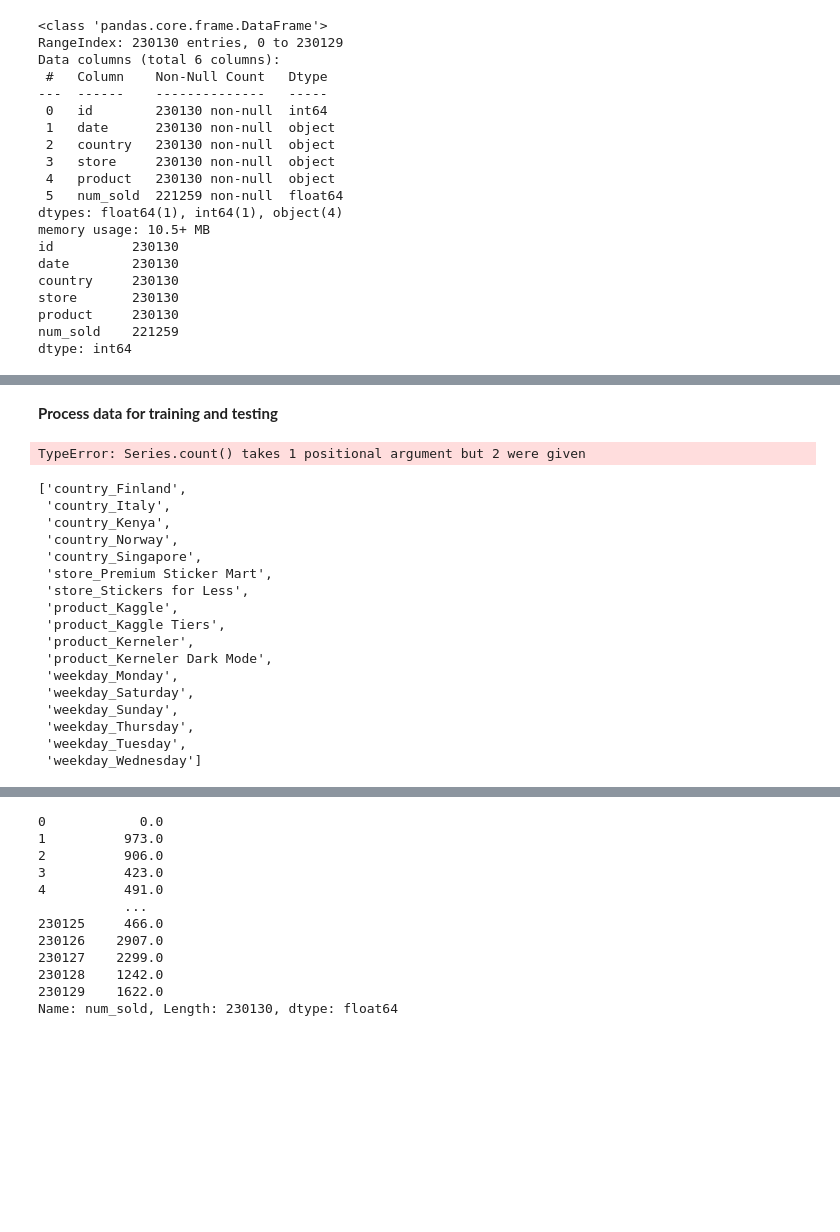
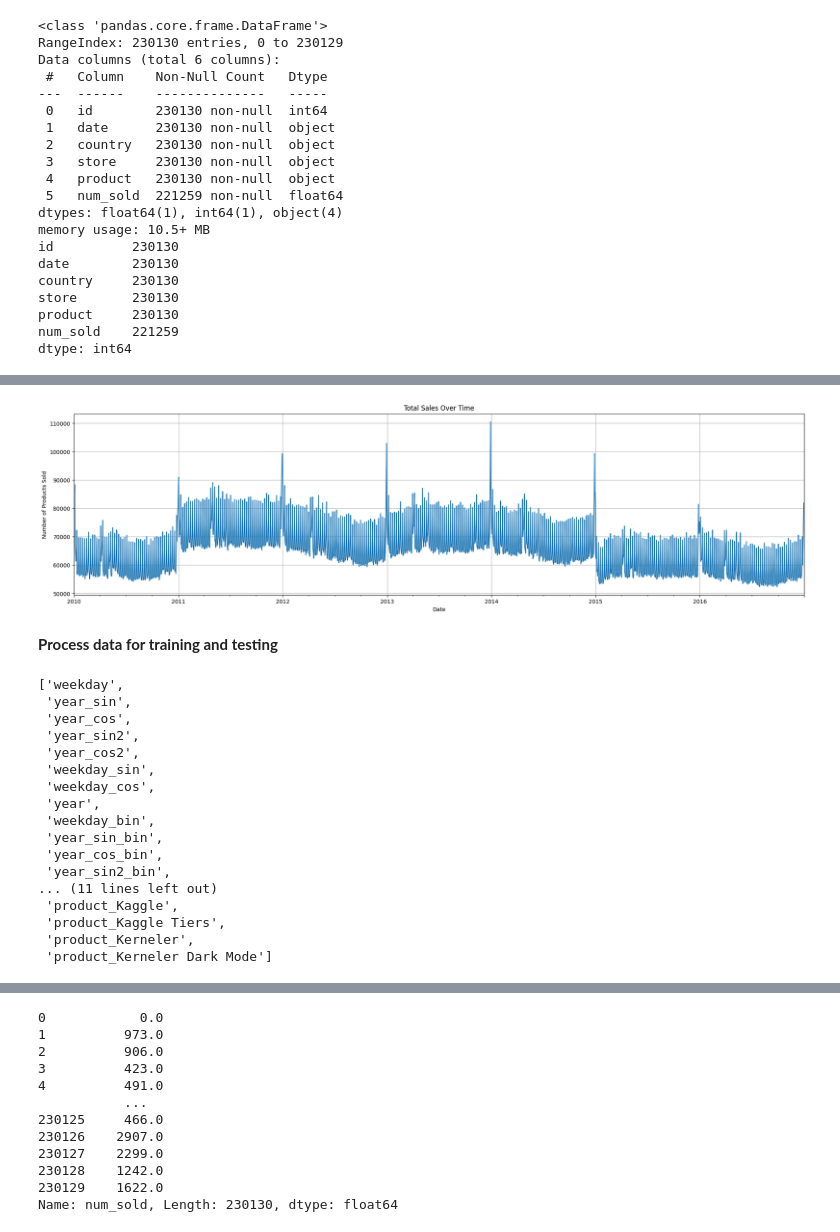
Before and after one commit to NeuroNinjas/Kaggle, a Jupyter notebook: projects/forecasting_sticker_sales/notebook.ipynb, the cells around one changed output, grey strips where cells are left out. Cells and saved outputs as stored; diff of their text form; code cells hidden in the pictures; blank space fills up the shorter version.

Commit message:
Update sticker forecast with better features

```diff
--- a/projects/forecasting_sticker_sales/notebook.ipynb
+++ b/projects/forecasting_sticker_sales/notebook.ipynb
@@ -36,27 +139,50 @@ dtype: int64
+# %%
+plt.figure(figsize=(24,6))
+train_data.groupby('date')['num_sold'].sum().plot(xlabel='Date',
+                                             ylabel='Number of Products Sold',
+                                             title='Total Sales Over Time')
+plt.grid()
+plt.show()
+# %% [output]
+[figure, added]
 # %% [markdown]
 **Process data for training and testing**
-# %%
-data["num_sold"].count(np.nan)
-# %% [output]
-TypeError: Series.count() takes 1 positional argument but 2 were given
 # %%
 def get_processed_data(data:pd.DataFrame):
     from datetime import datetime
+    import time
 
     data = data.copy()
 
     weekday = [
-        datetime(
-                int(date.split("-")[0]),
-                int(date.split("-")[1]),
-                int(date.split("-")[2])
-            ).strftime("%A")
+        time.strptime(datetime(
+                date.date().year,
+                date.date().month,
+                date.date().day
+            ).strftime("%A"), "%A").tm_wday
             for date in data["date"].copy()
         ]
+    year = [
+            date.date().year
+            for date in data["date"].copy()
+    ]
+
+
+    days_of_the_year = np.array([int(datetime(date.date().year, date.date().month, date.date().day).timetuple().tm_yday) for date in data["date"].copy()])
+    # sin/cos of year interval
+    data["year_sin"] = np.sin(2 * np.pi * days_of_the_year / 365.25)
+    data["year_cos"] = np.cos(2 * np.pi * days_of_the_year / 365.25)
+    # sin/cos of two year interval
+    data["year_sin2"] = np.sin(2 * np.pi * (days_of_the_year + (365.25 * (np.array(year) % 2))) / (2 * 365.25))
+    data["year_cos2"] = np.cos(2 * np.pi * (days_of_the_year + (365.25 * (np.array(year) % 2))) / (2 * 365.25))
+    # sin/cos of weekday
+    data["weekday_sin"] = np.sin(2 * np.pi * np.array(weekday) / 7)
+    data["weekday_cos"] = np.cos(2 * np.pi * np.array(weekday) / 7)
 
     data = data.drop('date', axis=1)
 
     data["weekday"] = weekday
+    data["year"] = year
 
     if "num_sold" not in data.keys():
         data["num_sold"] = [0 for i in data["id"]]
@@ -82,20 +208,20 @@ test_X, _ = get_processed_data(test_data)
 
 list(train_X.columns)
 # %% [output]
-['country_Finland',
- 'country_Italy',
- 'country_Kenya',
- 'country_Norway',
- 'country_Singapore',
- 'store_Premium Sticker Mart',
- 'store_Stickers for Less',
+['weekday',
+ 'year_sin',
+ 'year_cos',
+ 'year_sin2',
+ 'year_cos2',
+ 'weekday_sin',
+ 'weekday_cos',
+ 'year',
+ 'weekday_bin',
+ 'year_sin_bin',
+ 'year_cos_bin',
+ 'year_sin2_bin',
+... (11 lines left out)
  'product_Kaggle',
  'product_Kaggle Tiers',
  'product_Kerneler',
- 'product_Kerneler Dark Mode',
- 'weekday_Monday',
- 'weekday_Saturday',
- 'weekday_Sunday',
- 'weekday_Thursday',
- 'weekday_Tuesday',
- 'weekday_Wednesday']
+ 'product_Kerneler Dark Mode']
```
Also changed, not shown: parts of 14 cells of this notebook.
